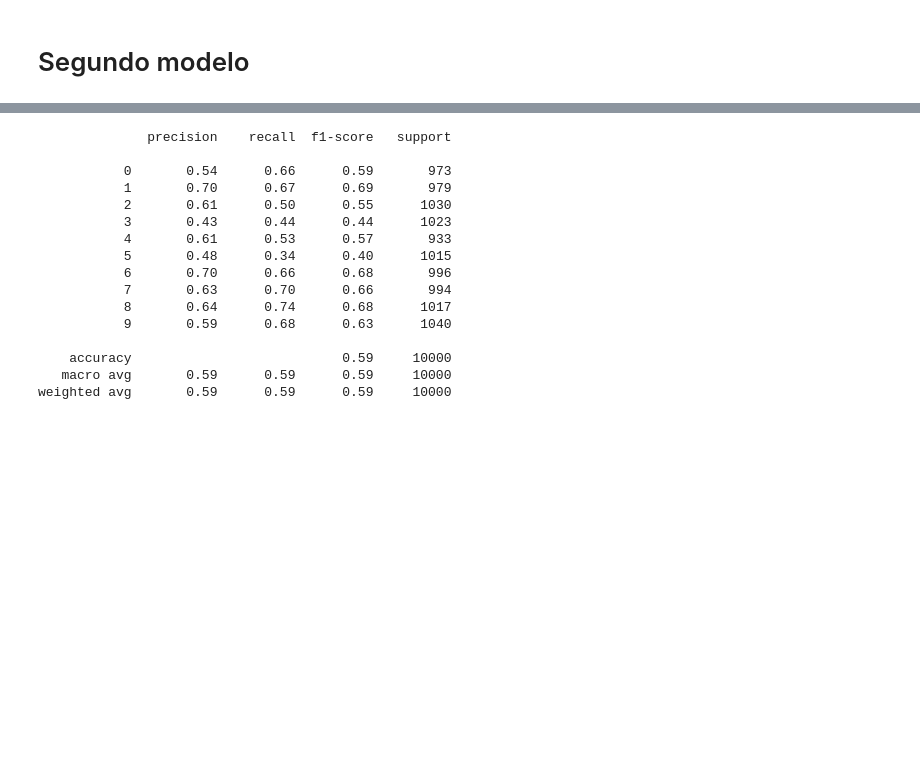
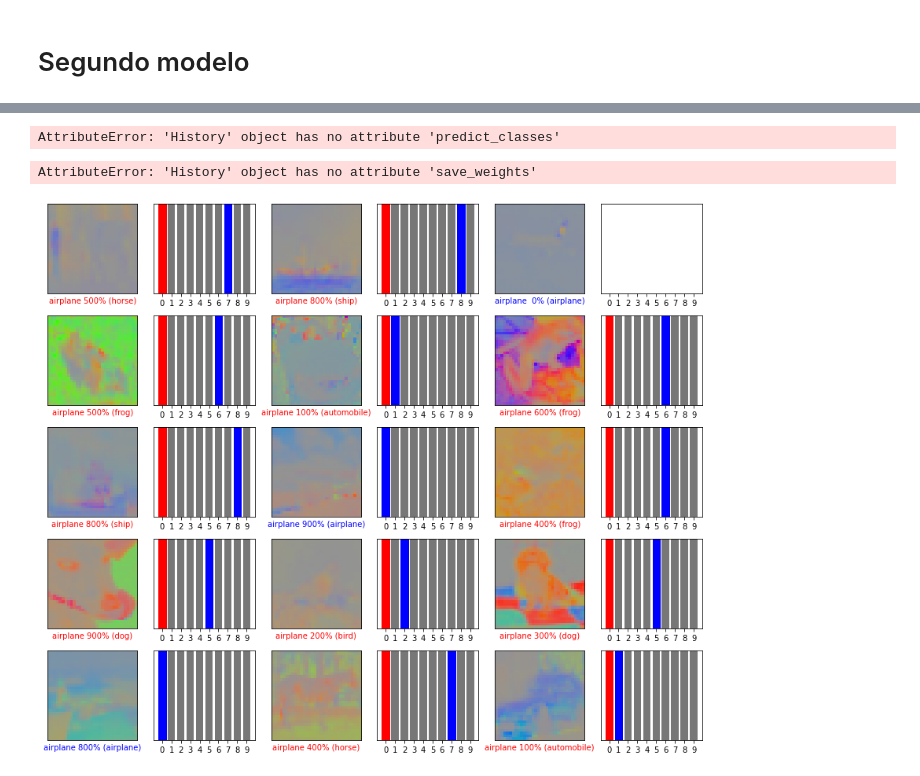
Before and after one commit to NicolasM3/final_TIC, a Jupyter notebook: trabalho_final.ipynb, the cells around one changed output, grey strips where cells are left out. Drawn from its saved outputs; the diff is of its cells as text; code cells hidden in the pictures; blank space fills up the shorter version.

Commit message:
second models and plots

```diff
--- a/trabalho_final.ipynb
+++ b/trabalho_final.ipynb
@@ -262,6 +262,9 @@ Trainable params: 161,130
 Non-trainable params: 0
 _________________________________________________________________
 # %%
-model_v2.fit(x=X_train,y=y_train,epochs=25,verbose=1)
+from tensorflow.keras.callbacks import EarlyStopping
+early_stop = EarlyStopping(monitor='val_loss',mode='min',verbose=1,patience=25)
+history = model_v2.fit(x=X_train,y=y_train,epochs=25,verbose=1,
+         callbacks=[early_stop],validation_data=(X_test,y_test))
 # %% [output]
 Epoch 1/25
@@ -286,19 +288,8 @@ Epoch 25/25
 predictions = model_v2.predict_classes(X_test)
 print(classification_report(y_test,predictions))
 # %% [output]
-              precision    recall  f1-score   support
-
-           0       0.54      0.66      0.59       973
-           1       0.70      0.67      0.69       979
-           2       0.61      0.50      0.55      1030
-           3       0.43      0.44      0.44      1023
-           4       0.61      0.53      0.57       933
-           5       0.48      0.34      0.40      1015
-           6       0.70      0.66      0.68       996
-           7       0.63      0.70      0.66       994
-           8       0.64      0.74      0.68      1017
-           9       0.59      0.68      0.63      1040
-
-    accuracy                           0.59     10000
-   macro avg       0.59      0.59      0.59     10000
-weighted avg       0.59      0.59      0.59     10000
+AttributeError: 'History' object has no attribute 'predict_classes'
+# %%
+model_v2.save_weights('model_v2.h5')
+# %% [output]
+AttributeError: 'History' object has no attribute 'save_weights'
@@ -304,0 +330,14 @@ weighted avg       0.59      0.59      0.59     10000
+# %%
+num_rows = 5
+num_cols = 3
+num_images = num_rows*num_cols
+plt.figure(figsize=(2*2*num_cols, 2*num_rows))
+for i in range(num_images):
+  plt.subplot(num_rows, 2*num_cols, 2*i+1)
+  plot_image(i, predictions[i], y_test, X_test)
+  plt.subplot(num_rows, 2*num_cols, 2*i+2)
+  plot_value_array(i, predictions[i], y_test)
+plt.tight_layout()
+plt.show()
+# %% [output]
+[figure, added]
```
Also changed, not shown: parts of 5 cells of this notebook, 1 other file.
